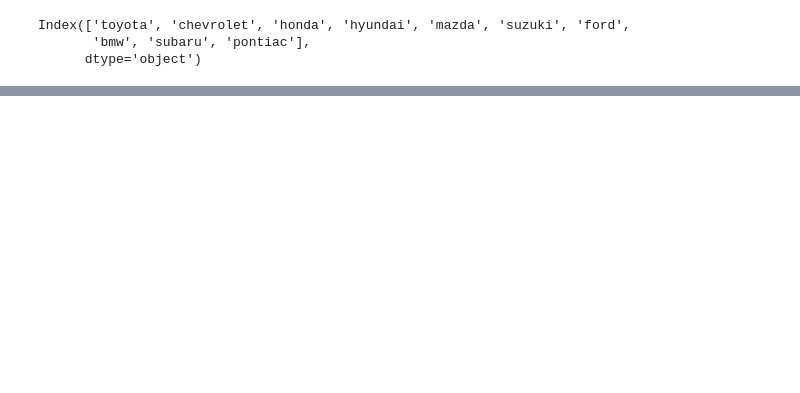
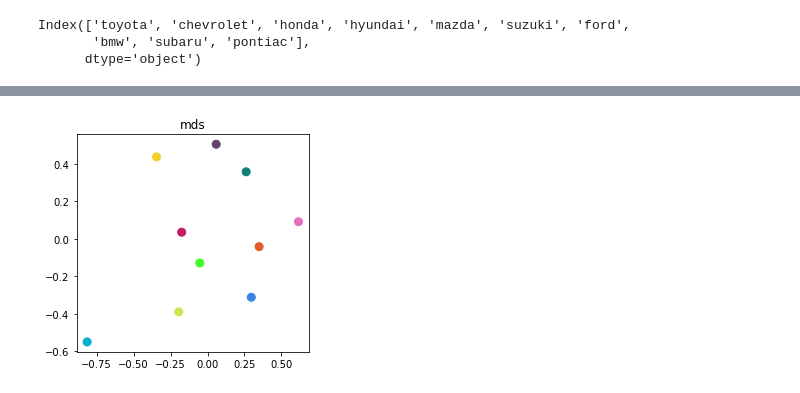
Before and after one commit to SaianshR/edmunds-analysis, a Jupyter notebook: file_lift_ratio.ipynb, the cells around one changed output, grey strips where cells are left out. Cells and saved outputs as stored; diff of their text form; code cells hidden in the pictures; blank space fills up the shorter version.

```diff
--- a/file_lift_ratio.ipynb
+++ b/file_lift_ratio.ipynb
@@ -114,15 +117,16 @@ data2.head()
 ### 3 part
 # %%
 ## Calculating the lift ratio for top 10 brand without repeating
-lift_dict={}
+lift_dict= pd.DataFrame(index=top_10_barnds, columns=top_10_barnds)
 total_shape = data2.shape[0]
 for i in range(len(top_10_barnds)):
-    for j in range(i,len(top_10_barnds)):
+    for j in range(len(top_10_barnds)):
         brand_1 = top_10_barnds[i]
         brand_2 = top_10_barnds[j]
         count_1 = 0
         count_2 = 0
         count_3 = 0
+
         for txt in data2.text_updated.values:
             if brand_1 in txt and brand_2 in txt:
                 count_3 = count_3 + 1
@@ -130,12 +134,13 @@ for i in range(len(top_10_barnds)):
                 count_1 = count_1 + 1
             elif brand_1 not in txt and brand_2 in txt:
                 count_2 = count_2 + 1
+
+        if(brand_1==brand_2):
+            ans=np.nan
+
         pa = count_1/total_shape
         pb = count_2/total_shape
         pab = count_3/total_shape
         ans = (pa*pb)/pab
-        lift_dict[(brand_1,brand_2)] = round(ans,3)
+
+        lift_dict[brand_1][brand_2] = round(ans,3)
-# %%
-lift_dict = sorted(lift_dict.items(),key=lambda kv : kv[1],reverse=True)
-lift_dict = {val[0]:val[1] for val in lift_dict}
-lift_dict
@@ -159,0 +161,6 @@ lift_dict
+# %%
+mdslifts = lift_dict
+mdslifts.reset_index(drop=True, inplace=True)
+mds = MDS(random_state=0)
+mdslifts = mds.fit_transform(mdslifts)
+mdslifts
@@ -159,0 +178,12 @@ lift_dict
+# %%
+colors = ['#41FB29', '#3C83E2', '#C41965', '#E56FC1', '#0F817B', '#60446F', '#E45A2B', '#D4E24F', '#F2CF2B', '#04AFD4']
+#          toyota	  chevrolet	  honda	    hyundai	   mazda	  suzuki	  ford	    bmw	       subaru	  pontiac
+size = [64, 64, 64, 64, 64, 64, 64, 64, 64, 64]
+fig = plt.figure(2, (10,4))
+ax = fig.add_subplot(122)
+plt.scatter(mdslifts[:,0], mdslifts[:,1], s=size, c=colors)
+plt.title('mds')
+fig.subplots_adjust(wspace=.4, hspace=0.5)
+plt.show()
+# %% [output]
+[figure, added]
```
Also changed, not shown: parts of 9 cells of this notebook.
